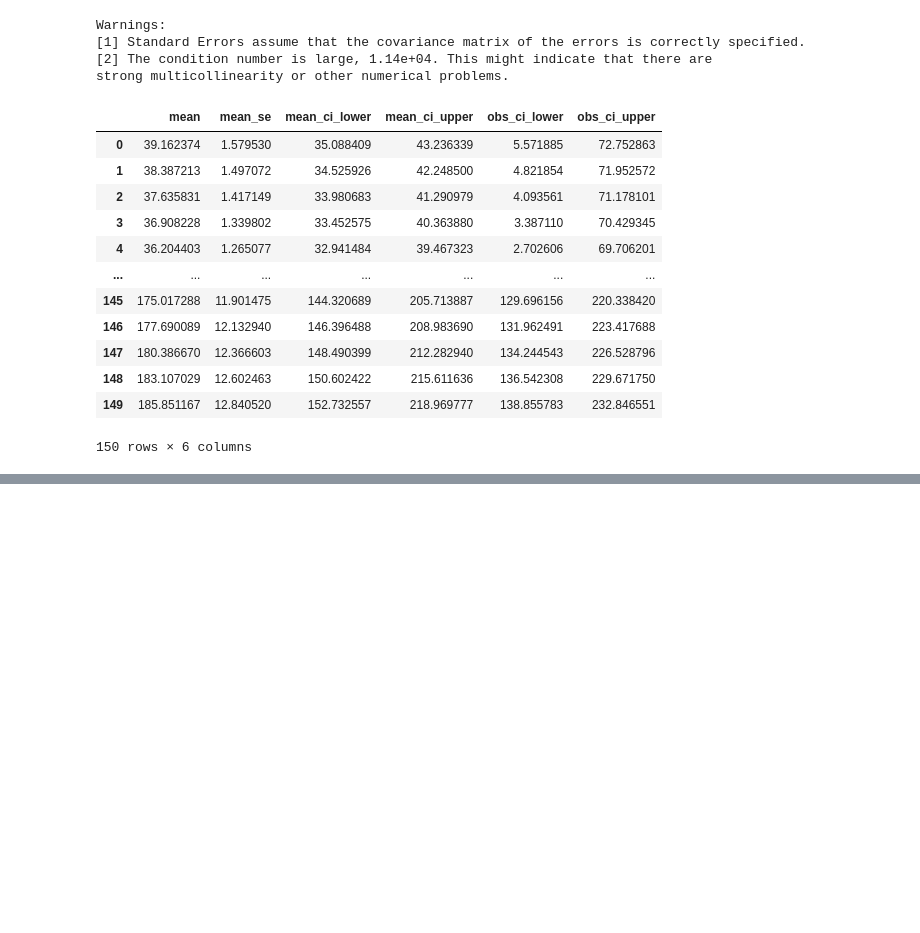
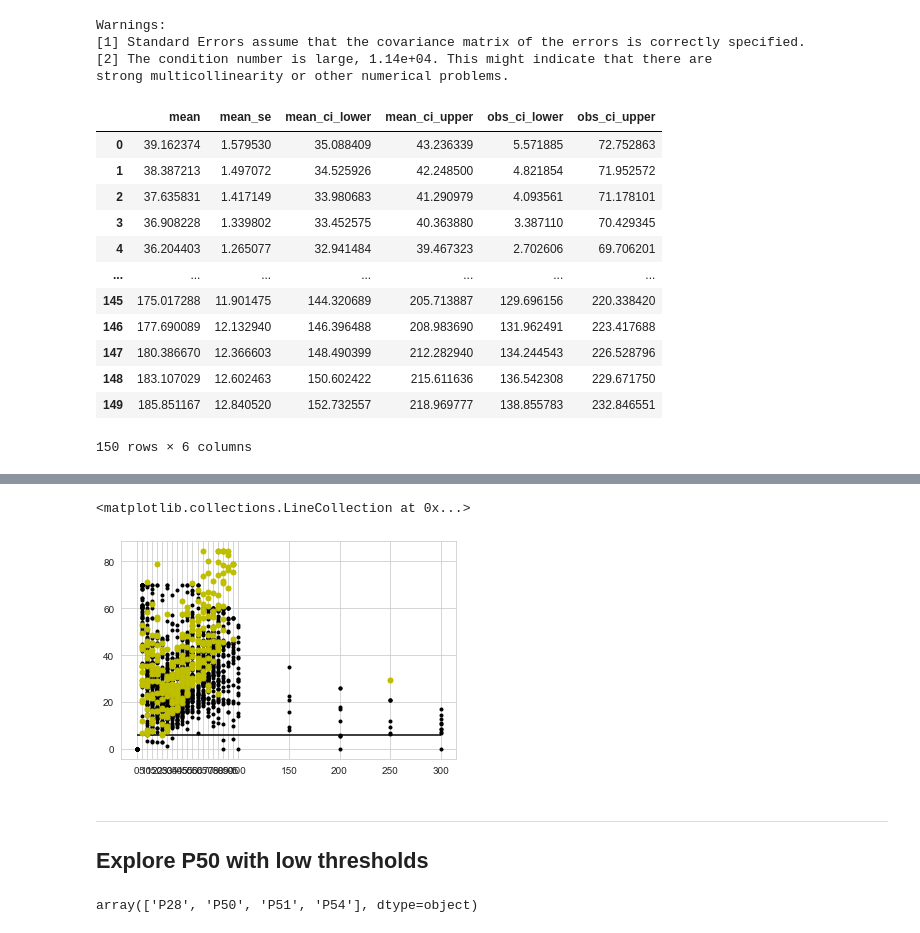
Before and after one commit to 6one2/MagnetophospheneResponse, a Jupyter notebook: 2020_02_FrequencyResponse.ipynb, the cells around one changed output, grey strips where cells are left out. Saved outputs shown, nothing was run; the diff lists cells and outputs as text; code cells hidden in the pictures; blank space fills up the shorter version.

Commit message:
Add code to explore threshold methods

```diff
--- a/2020_02_FrequencyResponse.ipynb
+++ b/2020_02_FrequencyResponse.ipynb
@@ -219,0 +250,19 @@ Using matplotlib backend: MacOSX
+# %%
+bID = ['P1', 'P2', 'P3', 'P4', 'P5', 'P7', 'P8', 'P9', 'P10', 'P12']
+# %%
+df = data.loc[data.ID.isin(bID),:]
+# %%
+plt.plot(data.index, data.Threshold, 'k.')
+plt.plot(df.index, df.Threshold, 'y.', ms=10)
+plt.xticks(ticks=frequencies, labels=frequencies)
+plt.hlines(y=6, xmin=0, xmax=300)
+# %% [output]
+<matplotlib.collections.LineCollection at 0x...>
+[figure, added]
+# %% [markdown]
+___
+## __Explore P50 with low thresholds__
+# %%
+data[(data.Threshold < 6) & (data.Threshold > 0)].ID.unique()
+# %% [output]
+array(['P28', 'P50', 'P51', 'P54'], dtype=object)
```
Also changed, not shown: parts of 21 cells of this notebook, 7 other files.
